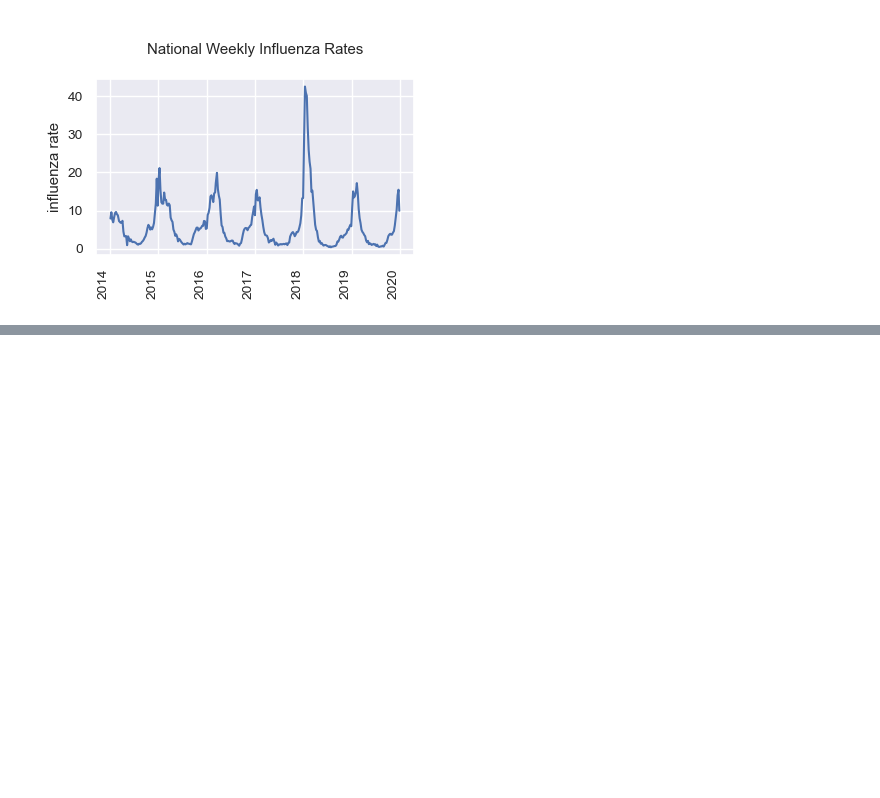
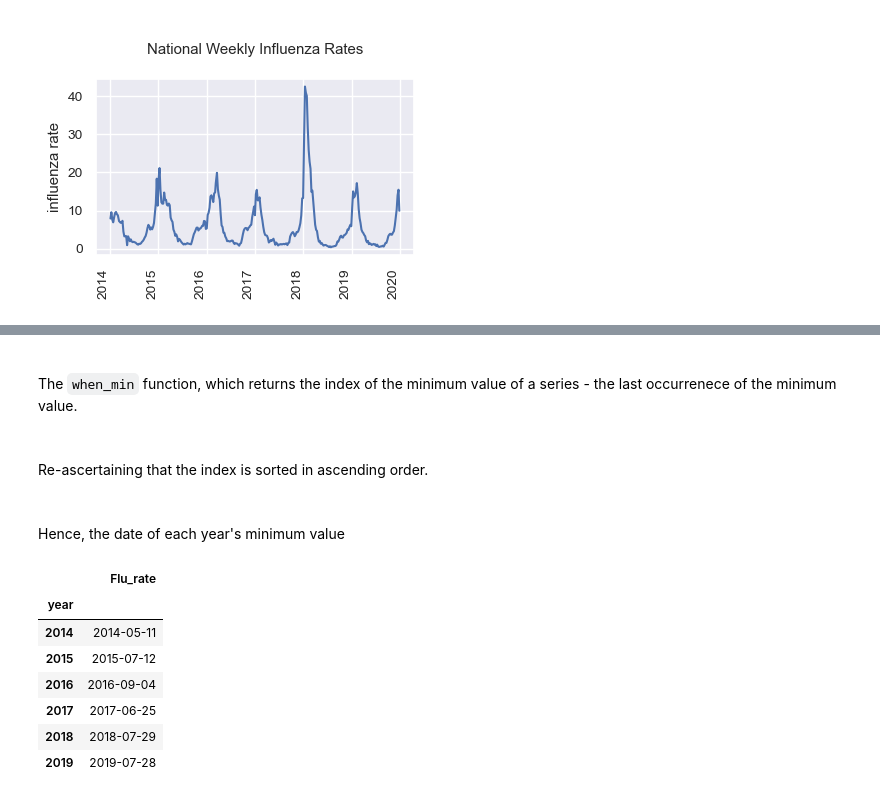
Before and after one commit to premodelling/practitioners, a Jupyter notebook: notebooks/practitioners.ipynb, the cells around one changed output, grey strips where cells are left out. Drawn from its saved outputs; the diff is of its cells as text; code cells hidden in the pictures; blank space fills up the shorter version.

```diff
--- a/notebooks/practitioners.ipynb
+++ b/notebooks/practitioners.ipynb
@@ -436,0 +445,28 @@ plt.legend(labels=['influenza rate']).set_visible(False);
+# %% [markdown]
+<br>
+
+The `when_min` function, which returns the index of the minimum value of a series - the last occurrenece of the minimum value.
+# %%
+def when_min(x: pd.Series):
+    return x.where(x==x.min()).last_valid_index()
+# %% [markdown]
+<br>
+
+Re-ascertaining that the index is sorted in ascending order.
+# %%
+flu.sort_index(inplace = True)
+# %% [markdown]
+<br>
+
+Hence, the date of each year's minimum value
+# %%
+flu.groupby(by='year').agg(Flu_rate=('Flu_rate', when_min))
+# %% [output]
+|  | Flu_rate |
+| year |  |
+| 2014 | 2014-05-11 |
+| 2015 | 2015-07-12 |
+| 2016 | 2016-09-04 |
+| 2017 | 2017-06-25 |
+| 2018 | 2018-07-29 |
+| 2019 | 2019-07-28 |
```
Also changed, not shown: parts of 2 cells of this notebook.
